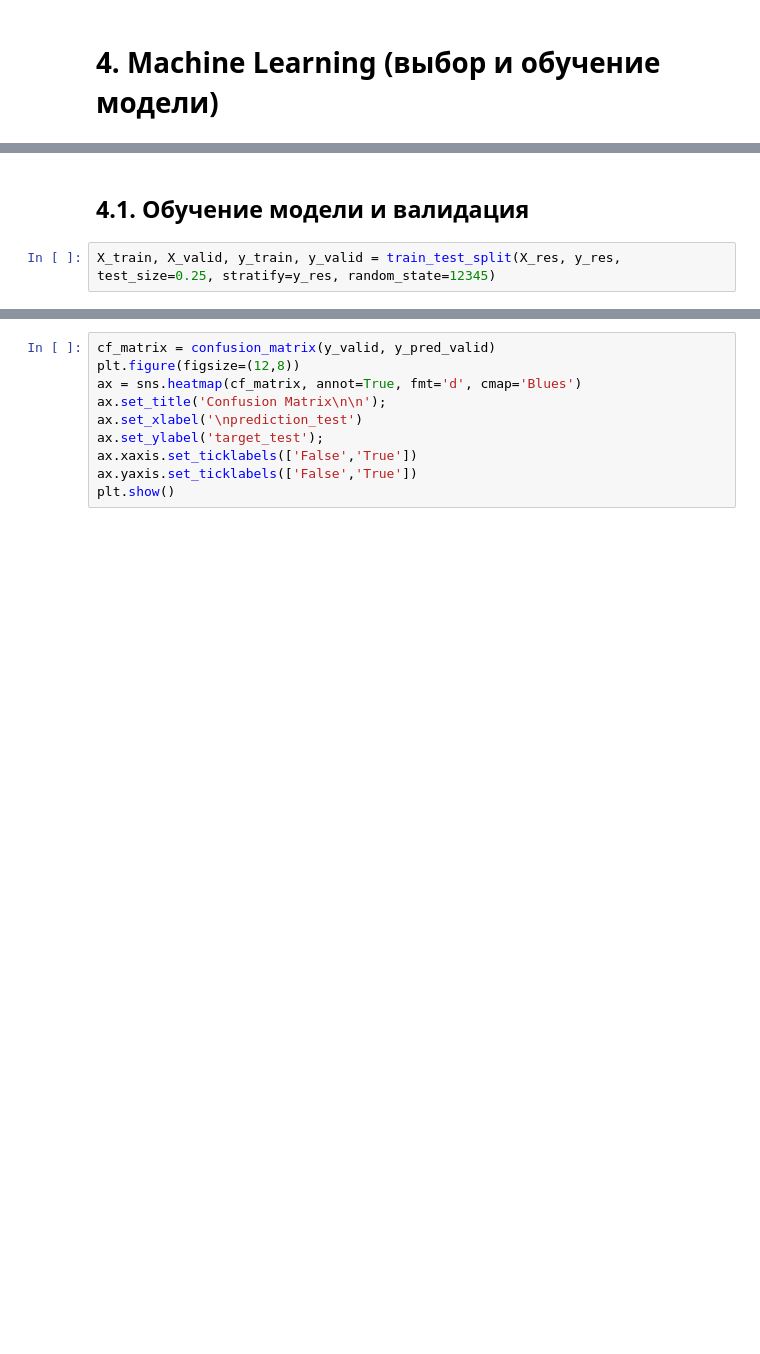
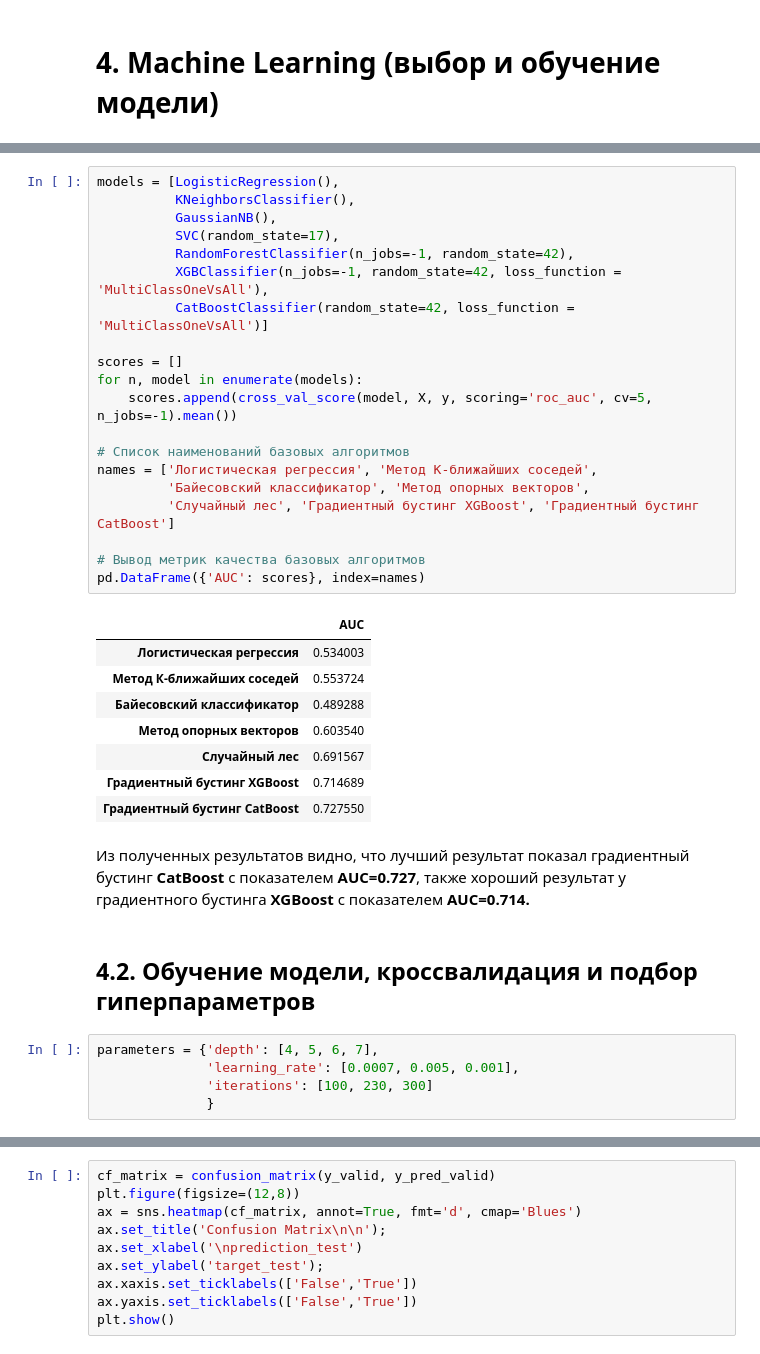
Before and after one commit to Alexwert3/rep_kareliya, a Jupyter notebook: chemp_kareliya.ipynb, the cells around one changed output, grey strips where cells are left out. Cells and saved outputs as stored; diff of their text form; blank space fills up the shorter version.

```diff
--- a/chemp_kareliya.ipynb
+++ b/chemp_kareliya.ipynb
@@ -488,4 +513,38 @@ print('Размеры классов после oversampling:', sorted(Counter(y
+# %%
+models = [LogisticRegression(),
+          KNeighborsClassifier(),
+          GaussianNB(),
+          SVC(random_state=17),
+          RandomForestClassifier(n_jobs=-1, random_state=42),
+          XGBClassifier(n_jobs=-1, random_state=42, loss_function = 'MultiClassOneVsAll'),
+          CatBoostClassifier(random_state=42, loss_function = 'MultiClassOneVsAll')]
+
+scores = []
+for n, model in enumerate(models):
+    scores.append(cross_val_score(model, X, y, scoring='roc_auc', cv=5, n_jobs=-1).mean())
+
+# Список наименований базовых алгоритмов
+names = ['Логистическая регрессия', 'Метод К-ближайших соседей',
+         'Байесовский классификатор', 'Метод опорных векторов',
+         'Случайный лес', 'Градиентный бустинг XGBoost', 'Градиентный бустинг CatBoost']
+
+# Вывод метрик качества базовых алгоритмов
+pd.DataFrame({'AUC': scores}, index=names)
+# %% [output]
+|  | AUC |
+| Логистическая регрессия | 0.534003 |
+| Метод К-ближайших соседей | 0.553724 |
+| Байесовский классификатор | 0.489288 |
+| Метод опорных векторов | 0.603540 |
+| Случайный лес | 0.691567 |
+| Градиентный бустинг XGBoost | 0.714689 |
+| Градиентный бустинг CatBoost | 0.727550 |
+# %% [markdown]
+Из полученных результатов видно, что лучший результат показал градиентный бустинг **CatBoost** с показателем **AUC=0.727**, также хороший результат у градиентного бустинга **XGBoost** с показателем **AUC=0.714.**
 # %% [markdown]
-## 4.1. Обучение модели и валидация
+## 4.2. Обучение модели, кроссвалидация и подбор гиперпараметров
-# %%
-X_train, X_valid, y_train, y_valid = train_test_split(X_res, y_res, test_size=0.25, stratify=y_res, random_state=12345)
+# %%
+parameters = {'depth': [4, 5, 6, 7],
+              'learning_rate': [0.0007, 0.005, 0.001],
+              'iterations': [100, 230, 300]
+              }
```
Also changed, not shown: parts of 33 cells of this notebook.
